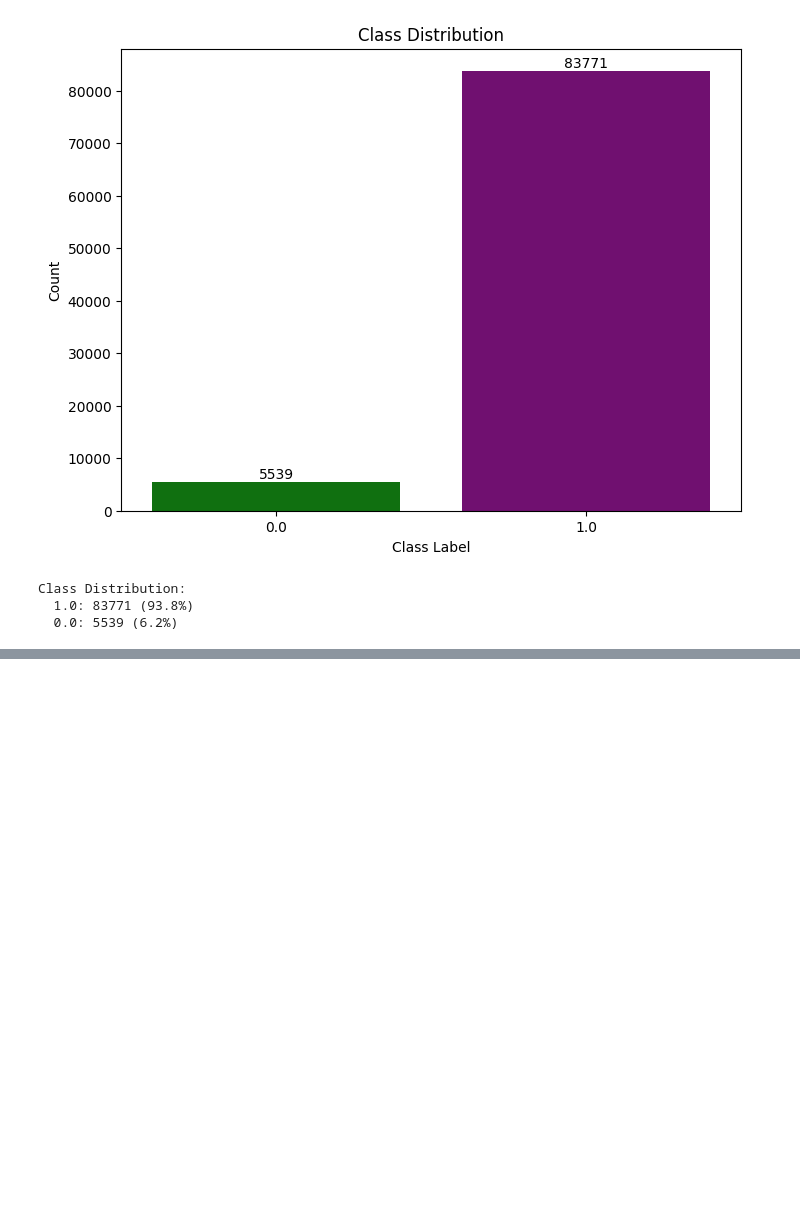
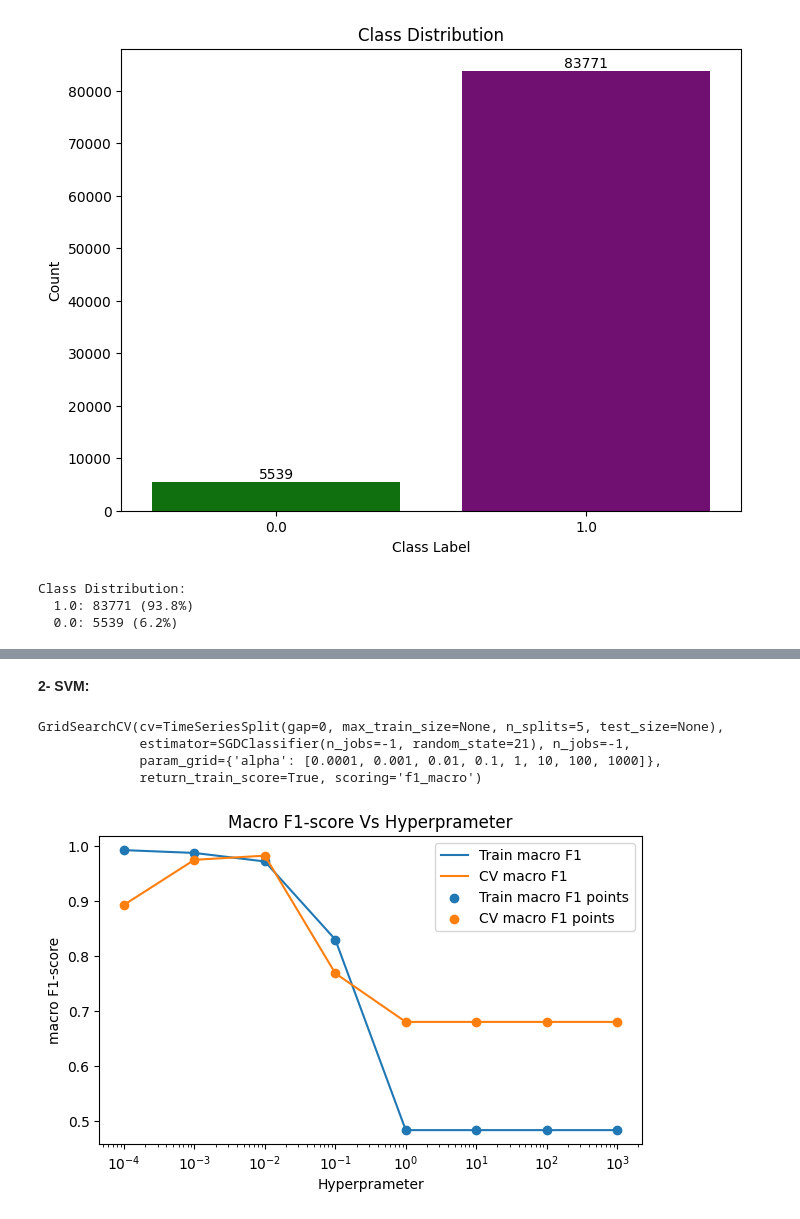
Before and after one commit to Mo7ammedAOS/Predictive-Maintenance-for-Water-Pump-Units, a Jupyter notebook: notebooks/Water_pump_pdm.ipynb, the cells around one changed output, grey strips where cells are left out. Cells and saved outputs as stored; diff of their text form; code cells hidden in the pictures; blank space fills up the shorter version.

```diff
--- a/notebooks/Water_pump_pdm.ipynb
+++ b/notebooks/Water_pump_pdm.ipynb
@@ -683,0 +779,26 @@ array([[0.97643798, 0.8470994 , 0.95053407, ..., 0.21192803, 0.50371955,
+# %% [markdown]
+**2- SVM:**
+# %%
+svm_clf = SGDClassifier(loss= "hinge", penalty='l2', n_jobs=-1, random_state= 21)
+param_grid = {'alpha': [0.0001, 0.001, 0.01, 0.1, 1, 10, 100, 1000]}
+folds = TimeSeriesSplit(n_splits=5)
+svm_cv = GridSearchCV(
+    estimator=svm_clf,
+    param_grid= param_grid,
+    cv= folds,
+    scoring='f1_macro',
+    n_jobs=-1,
+    return_train_score=True
+)
+
+
+svm_cv.fit(X_train,y_train)
+# %% [output]
+GridSearchCV(cv=TimeSeriesSplit(gap=0, max_train_size=None, n_splits=5, test_size=None),
+             estimator=SGDClassifier(n_jobs=-1, random_state=21), n_jobs=-1,
+             param_grid={'alpha': [0.0001, 0.001, 0.01, 0.1, 1, 10, 100, 1000]},
+             return_train_score=True, scoring='f1_macro')
+# %%
+get_cv_plot(svm_cv, 'param_alpha')
+# %% [output]
+[figure, added]
```
Also changed, not shown: parts of 52 cells of this notebook, 7 other files.
